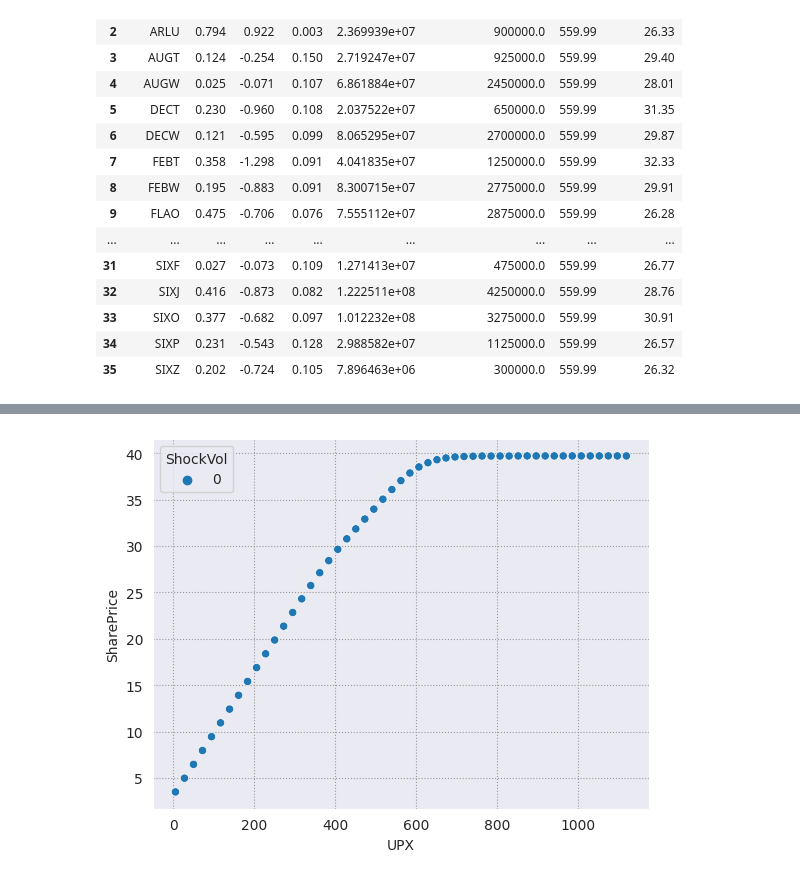
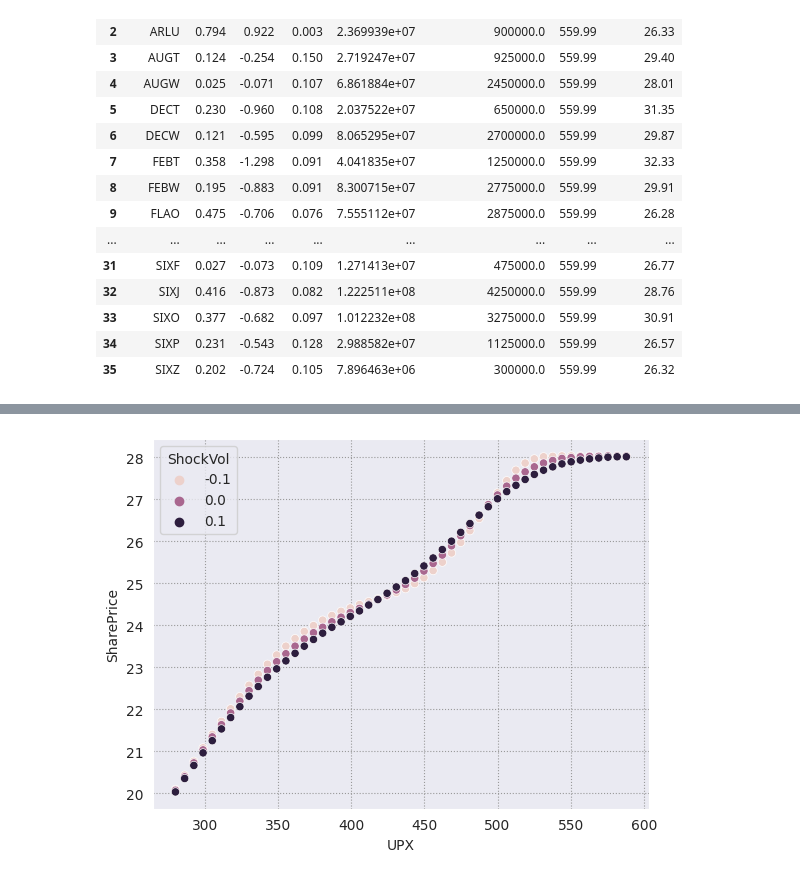
Before and after one commit to pritamdalal/veta_assignment, a Jupyter notebook: notebooks/04_portfolio_greeks.ipynb, the cells around one changed output, grey strips where cells are left out. Drawn from its saved outputs; the diff is of its cells as text; code cells hidden in the pictures.

Commit message:
continued work on greeks and shock reports

```diff
--- a/notebooks/04_portfolio_greeks.ipynb
+++ b/notebooks/04_portfolio_greeks.ipynb
@@ -332,7 +339,4 @@ def bsm_px(row, vol_column):
     px = np.round(px, 4)
 
     return(px)
-# %%
-vol_shocks = [0] #np.linspace(-0.10, 0.10, 3)
-underlying_shocks = np.linspace(-0.99, 1, 51)
 # %%
@@ -382,8 +370,7 @@ df_shock_report
 # %%
-import seaborn as sns
+vol_shocks = [-0.10, 0, 0.10]
+underlying_shocks = np.linspace(-0.50, 0.05, 50)
+df_shock_report = generate_shock_report(account="AUGW", underlying_shocks=underlying_shocks, vol_shocks=vol_shocks)
+sns.scatterplot(data=df_shock_report, x="UPX", y="SharePrice", hue="ShockVol");
+# %% [output]
+[figure, added]
-# %%
-sns.set_style("darkgrid", {"grid.color": ".6", "grid.linestyle": ":"})
-g = sns.scatterplot(data=df_shock_report, x='UPX', y='SharePrice', hue='ShockVol');
-#g.set(xlim=(400, 600))
-# %% [output]
-[figure, removed]
```
Also changed, not shown: parts of 9 cells of this notebook, 1 other file.
